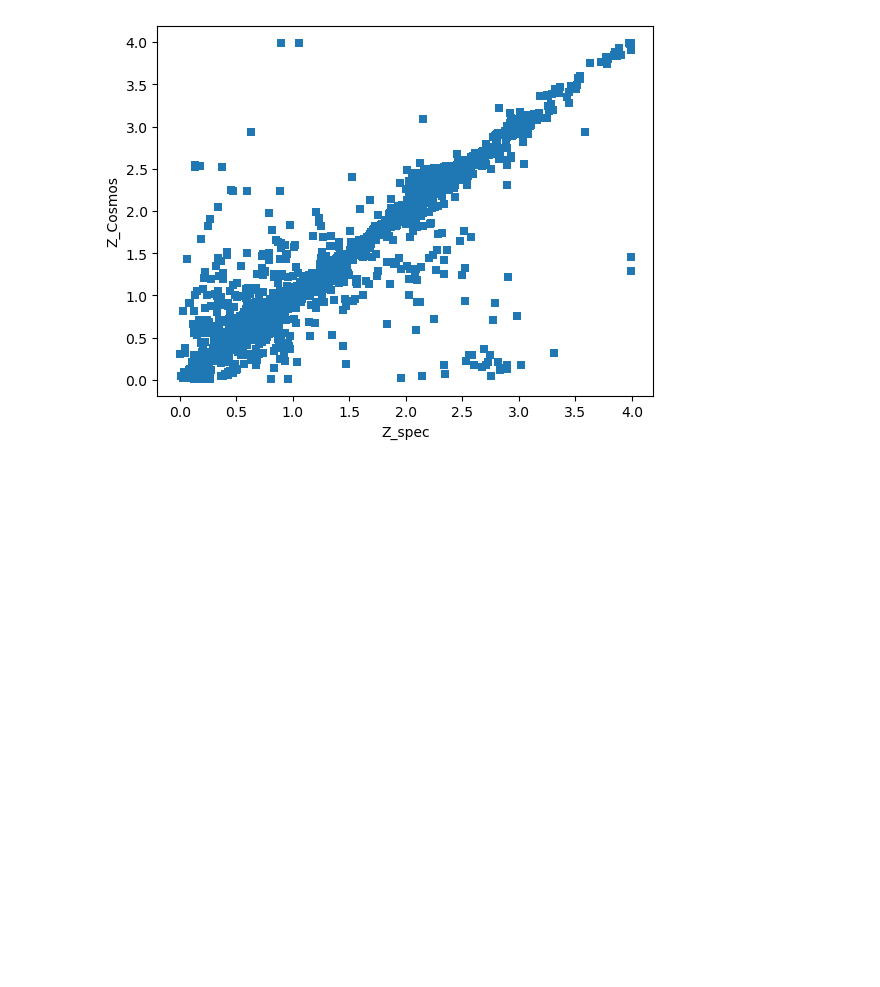
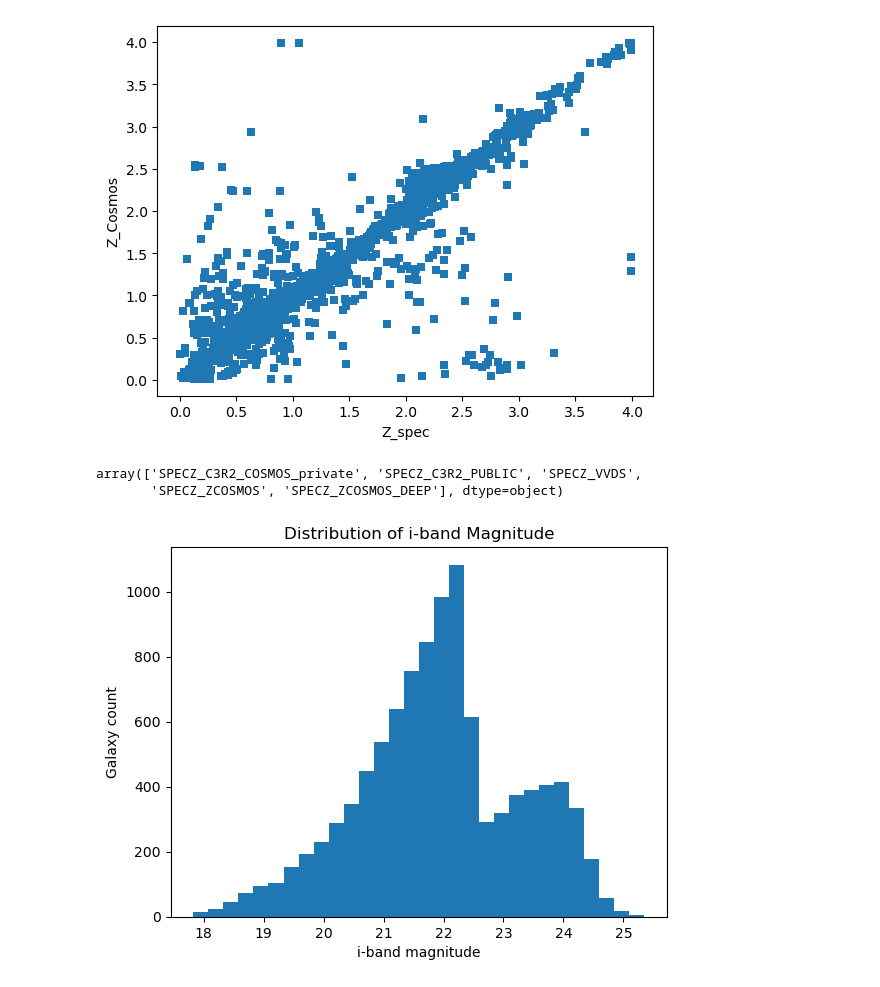
Before and after one commit to MiaBeatty/usrp_project, a Jupyter notebook: usrp_beatty.ipynb, the cells around one changed output. Saved outputs shown, nothing was run; the diff lists cells and outputs as text; code cells hidden in the pictures; blank space fills up the shorter version.

```diff
--- a/usrp_beatty.ipynb
+++ b/usrp_beatty.ipynb
@@ -38,3 +40,8 @@ pl.ylabel("Z_Cosmos")
 # %% [output]
 Text(0, 0.5, 'Z_Cosmos')
 [figure]
+# %%
+np.unique(dat["SOURCE"])
+# %% [output]
+array(['SPECZ_C3R2_COSMOS_private', 'SPECZ_C3R2_PUBLIC', 'SPECZ_VVDS',
+       'SPECZ_ZCOSMOS', 'SPECZ_ZCOSMOS_DEEP'], dtype=object)
@@ -40,0 +50,25 @@ Text(0, 0.5, 'Z_Cosmos')
+# %%
+# HISTOGRAM OF I-BAND MAGNITUDE
+
+plt.hist(dat['BDF_MAG_DERED_CALIB_I'].dropna(), bins=30)
+
+# .dropna() is a pandas tool that removes any row that contains missing values (NaN=not a number)
+#creates a histogram without blank data points, gives clean i0band data for the galaxies
+
+plt.xlabel('i-band magnitude')
+plt.ylabel('Galaxy count')
+plt.title('Distribution of i-band Magnitude')
+plt.show()
+
+#plot of the histogram of the i-band magnitude for the galaxies. ie how many galaxies fall into each i-mag range/bin
+
+# plt.hist,, with bins=30 creates a histogram that groups mags into 30 equal width bins
+#each bar shows num galaxies whos i-band mag falls within the bin (ie, bin 12 covers mag=21.2-21.3, and 300 galaxies fall within that,
+#so bin bar height is 300.
+
+#note: lower magnitudes=brighter galaxies (mag inv scale)
+
+#what this graph does for our understanding: justifies why we bin the i-mag in the dist. we use, and explains why photo-z accuracy
+#degrades for fainter galaxies (bc, there are fewer of them and it gets noisier)
+# %% [output]
+[figure, added]
```
Also changed, not shown: parts of 14 cells of this notebook.
